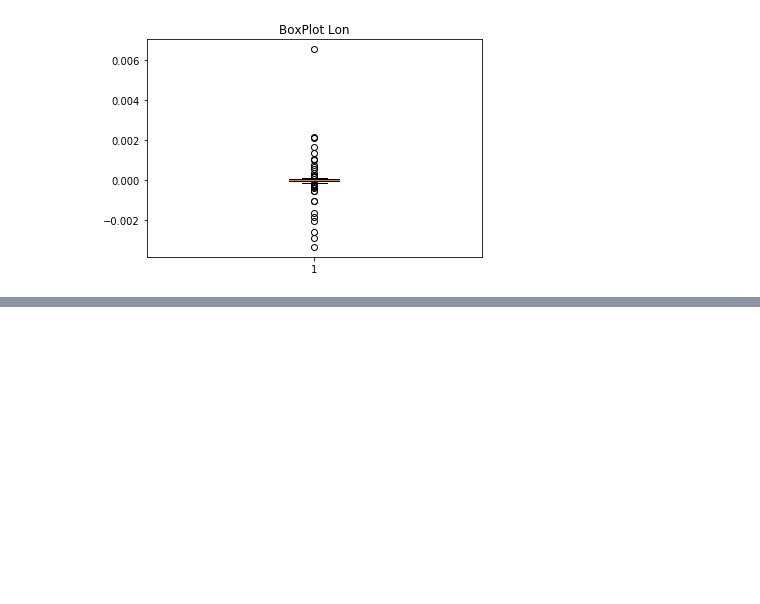
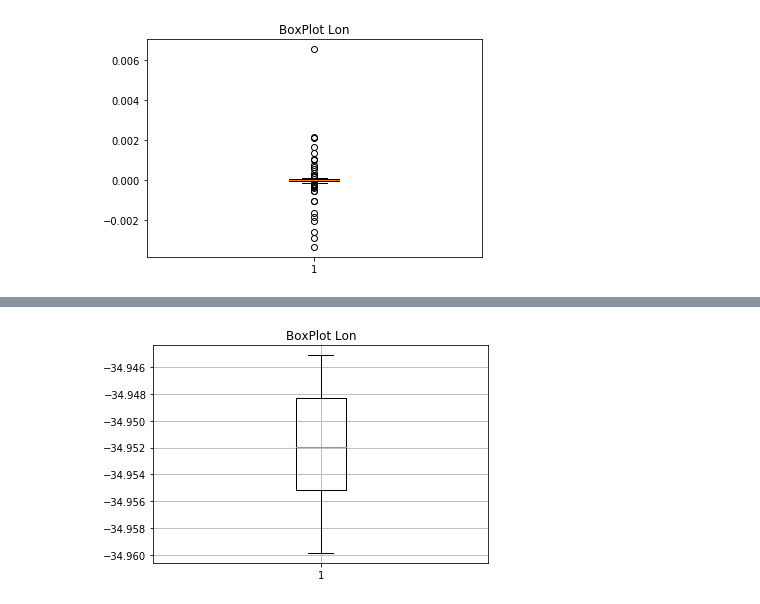
Before and after one commit to goncamateus/cmoveis, a Jupyter notebook: projeto.ipynb, the cells around one changed output, grey strips where cells are left out. Saved outputs shown, nothing was run; the diff lists cells and outputs as text; code cells hidden in the pictures; blank space fills up the shorter version.

```diff
--- a/projeto.ipynb
+++ b/projeto.ipynb
@@ -115,0 +123,14 @@ np.mean(dists), min(dists), max(dists), np.std(dists)
+# %%
+y = knn.data[[
+            x for x in knn.data.columns if x in ('lat', 'lon')]].values
+# %%
+lats = y[:, 0]
+lons = y[:, 1]
+# %%
+fig, ax = plt.subplots()
+ax.boxplot(lons)
+ax.set_title('BoxPlot Lon')
+plt.grid(True)
+plt.show()
+# %% [output]
+[figure, added]
```
Also changed, not shown: parts of 6 cells of this notebook, 1 other file.
